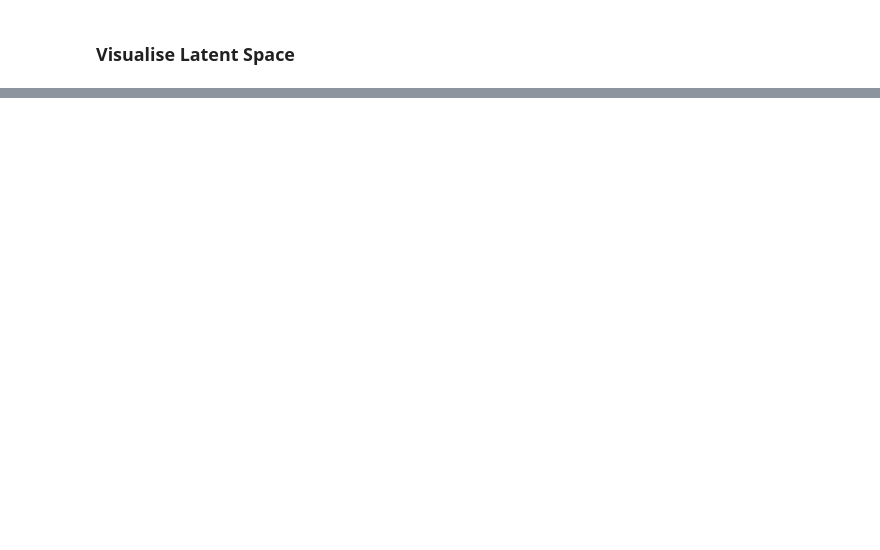
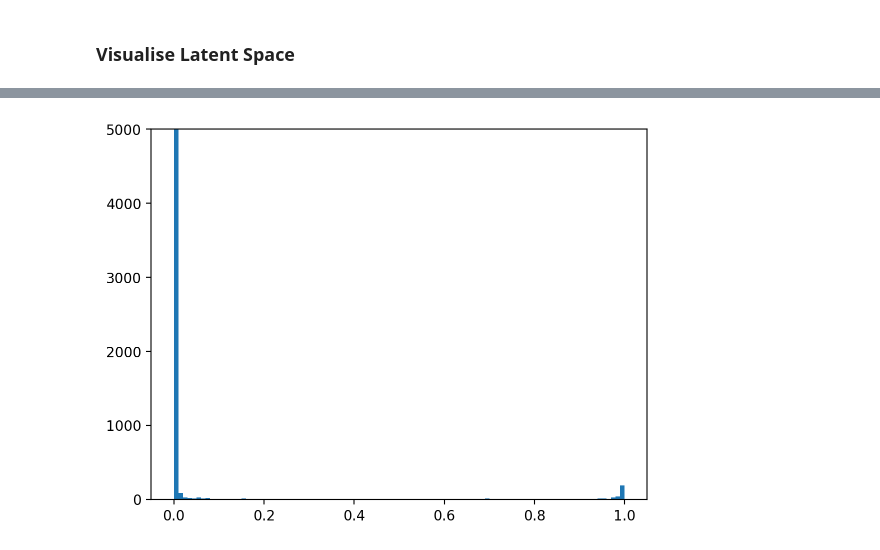
Before and after one commit to pigatron-industries/xen_machinelearning, a Jupyter notebook: python/train_vae.ipynb, the cells around one changed output, grey strips where cells are left out. Saved outputs shown, nothing was run; the diff lists cells and outputs as text; code cells hidden in the pictures; blank space fills up the shorter version.

```diff
--- a/python/train_vae.ipynb
+++ b/python/train_vae.ipynb
@@ -31,0 +81,4 @@ trainer.plotSequence(400)
+# %%
+trainer.plotOutputValueDistribution()
+# %% [output]
+[figure, added]
```
Also changed, not shown: parts of 10 cells of this notebook, 7 other files.
